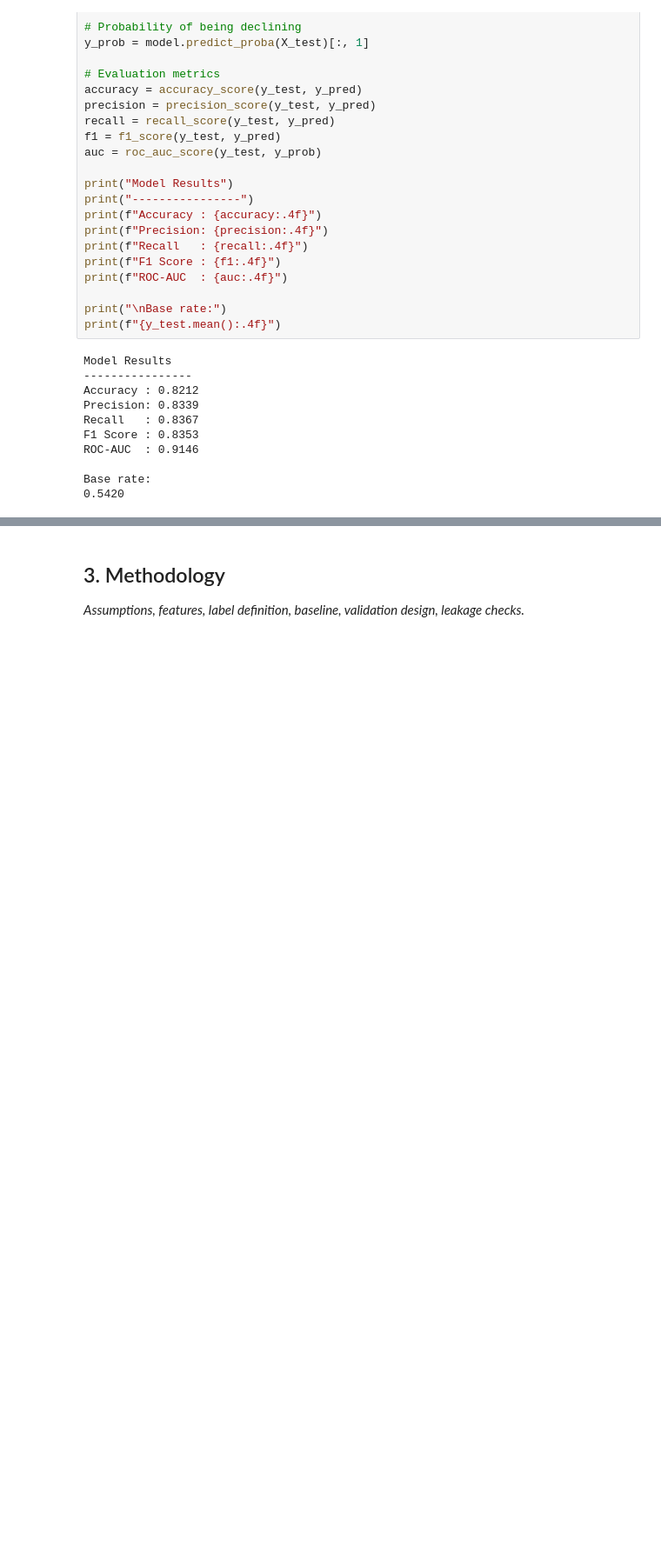
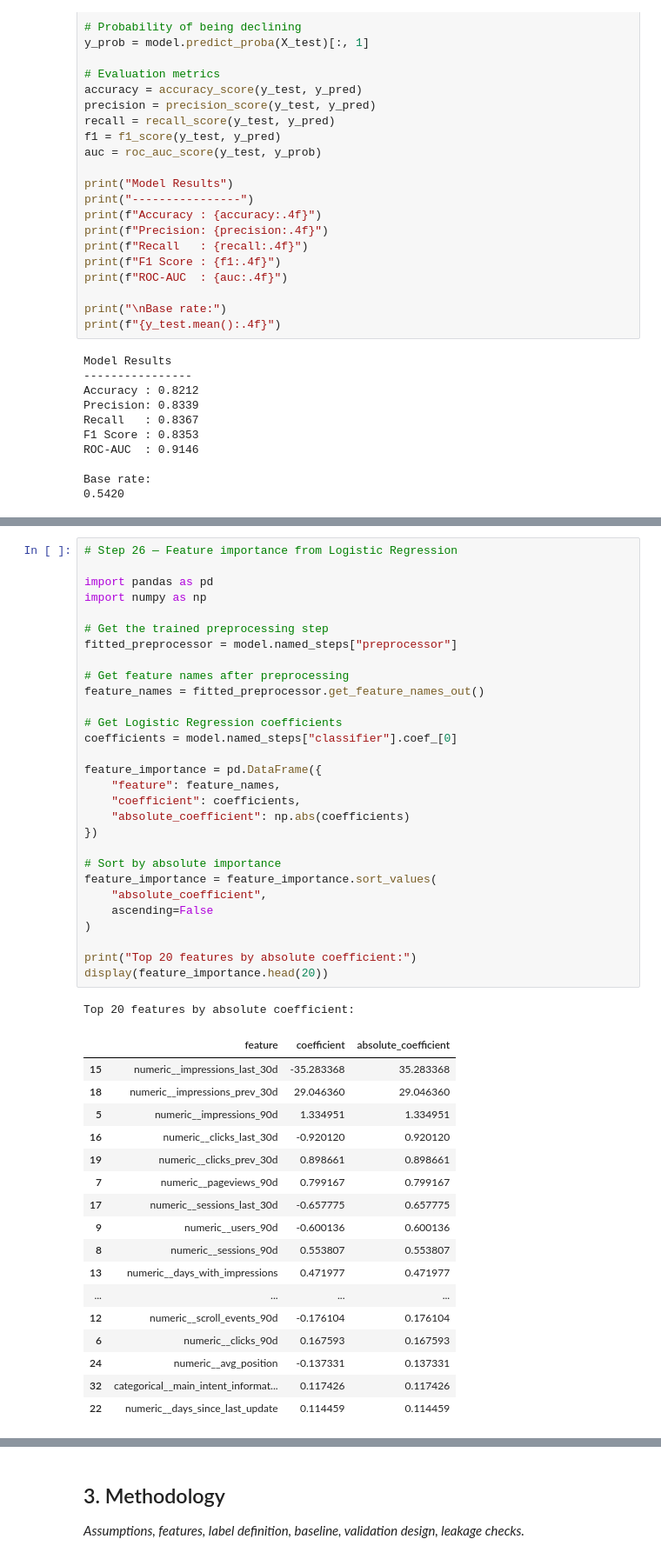
Before and after one commit to Laspric/flyrank-internship-ml, a Jupyter notebook: work/notebooks/capstone.ipynb, the cells around one changed output, grey strips where cells are left out. Shown at 87% size. Cells and saved outputs as stored; diff of their text form; blank space fills up the shorter version.

```diff
--- a/work/notebooks/capstone.ipynb
+++ b/work/notebooks/capstone.ipynb
@@ -560,0 +759,48 @@ Base rate:
+# %%
+# Step 26 — Feature importance from Logistic Regression
+
+import pandas as pd
+import numpy as np
+
+# Get the trained preprocessing step
+fitted_preprocessor = model.named_steps["preprocessor"]
+
+# Get feature names after preprocessing
+feature_names = fitted_preprocessor.get_feature_names_out()
+
+# Get Logistic Regression coefficients
+coefficients = model.named_steps["classifier"].coef_[0]
+
+feature_importance = pd.DataFrame({
+    "feature": feature_names,
+    "coefficient": coefficients,
+    "absolute_coefficient": np.abs(coefficients)
+})
+
+# Sort by absolute importance
+feature_importance = feature_importance.sort_values(
+    "absolute_coefficient",
+    ascending=False
+)
+
+print("Top 20 features by absolute coefficient:")
+display(feature_importance.head(20))
+# %% [output]
+Top 20 features by absolute coefficient:
+|  | feature | coefficient | absolute_coefficient |
+| 15 | numeric__impressions_last_30d | -35.283368 | 35.283368 |
+| 18 | numeric__impressions_prev_30d | 29.046360 | 29.046360 |
+| 5 | numeric__impressions_90d | 1.334951 | 1.334951 |
+| 16 | numeric__clicks_last_30d | -0.920120 | 0.920120 |
+| 19 | numeric__clicks_prev_30d | 0.898661 | 0.898661 |
+| 7 | numeric__pageviews_90d | 0.799167 | 0.799167 |
+| 17 | numeric__sessions_last_30d | -0.657775 | 0.657775 |
+| 9 | numeric__users_90d | -0.600136 | 0.600136 |
+| 8 | numeric__sessions_90d | 0.553807 | 0.553807 |
+| 13 | numeric__days_with_impressions | 0.471977 | 0.471977 |
+| ... | ... | ... | ... |
+| 12 | numeric__scroll_events_90d | -0.176104 | 0.176104 |
+| 6 | numeric__clicks_90d | 0.167593 | 0.167593 |
+| 24 | numeric__avg_position | -0.137331 | 0.137331 |
+| 32 | categorical__main_intent_informat... | 0.117426 | 0.117426 |
+| 22 | numeric__days_since_last_update | 0.114459 | 0.114459 |
```
Also changed, not shown: parts of 8 cells of this notebook.
